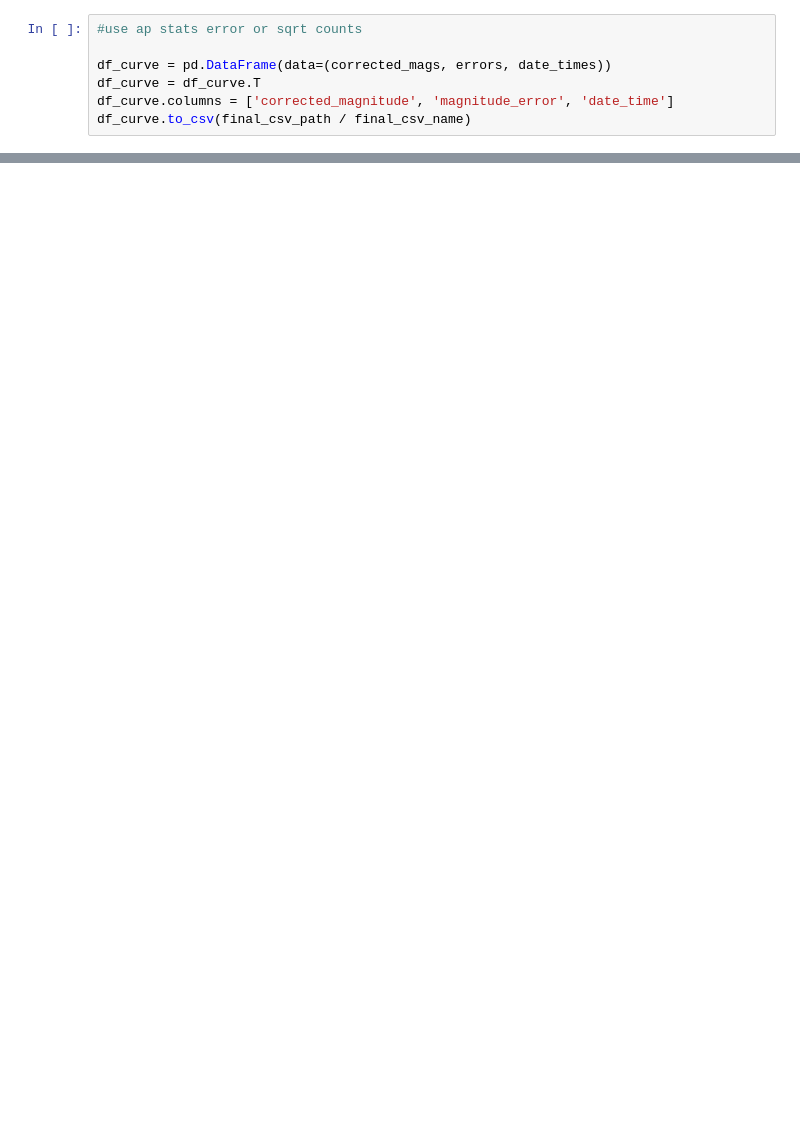
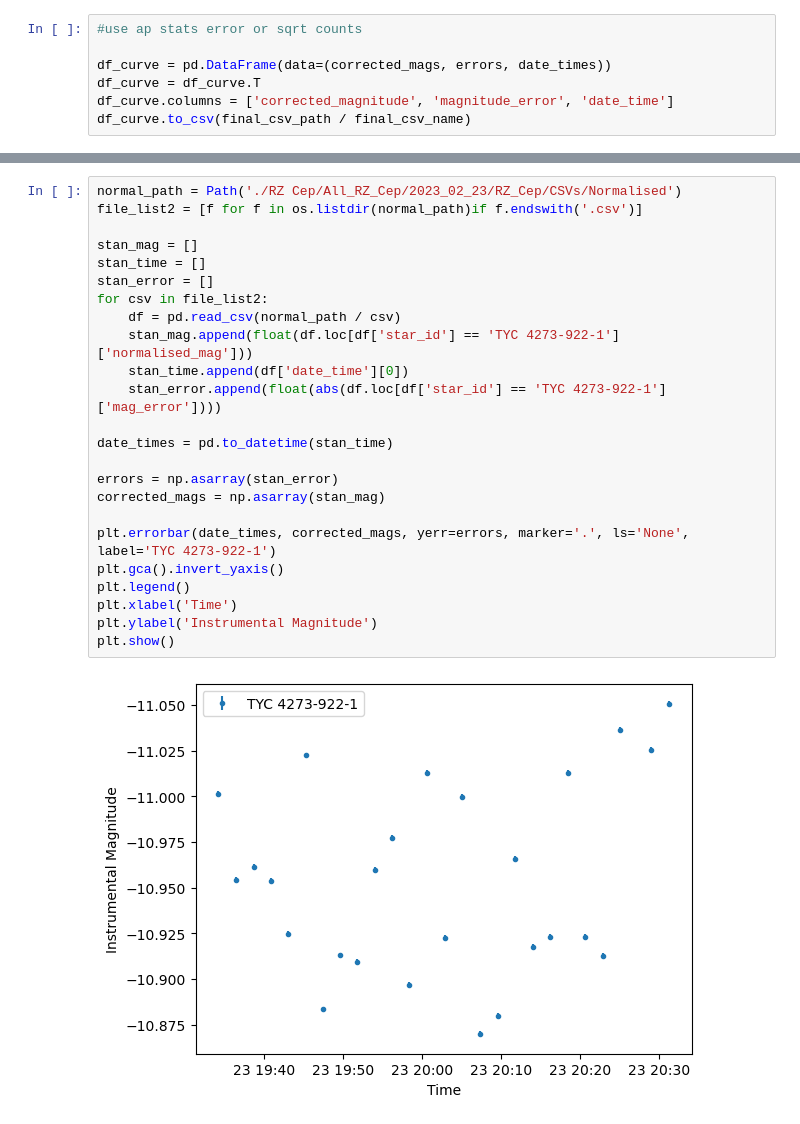
Before and after one commit to milliebutspace/MPhys-Code, a Jupyter notebook: Normalisation Retry M.ipynb, the cells around one changed output, grey strips where cells are left out. Saved outputs shown, nothing was run; the diff lists cells and outputs as text; blank space fills up the shorter version.

```diff
--- a/Normalisation Retry M.ipynb
+++ b/Normalisation Retry M.ipynb
@@ -175,0 +284,26 @@ df_curve.to_csv(final_csv_path / final_csv_name)
+# %%
+normal_path = Path('./RZ Cep/All_RZ_Cep/2023_02_23/RZ_Cep/CSVs/Normalised')
+file_list2 = [f for f in os.listdir(normal_path)if f.endswith('.csv')]
+
+stan_mag = []
+stan_time = []
+stan_error = []
+for csv in file_list2:
+    df = pd.read_csv(normal_path / csv)
+    stan_mag.append(float(df.loc[df['star_id'] == 'TYC 4273-922-1']['normalised_mag']))
+    stan_time.append(df['date_time'][0])
+    stan_error.append(float(abs(df.loc[df['star_id'] == 'TYC 4273-922-1']['mag_error'])))
+
+date_times = pd.to_datetime(stan_time)
+
+errors = np.asarray(stan_error)
+corrected_mags = np.asarray(stan_mag)
+
+plt.errorbar(date_times, corrected_mags, yerr=errors, marker='.', ls='None', label='TYC 4273-922-1')
+plt.gca().invert_yaxis()
+plt.legend()
+plt.xlabel('Time')
+plt.ylabel('Instrumental Magnitude')
+plt.show()
+# %% [output]
+[figure, added]
```
Also changed, not shown: parts of 13 cells of this notebook, 2 other files.
